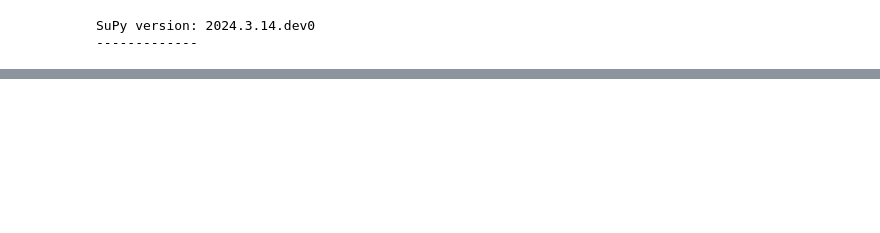
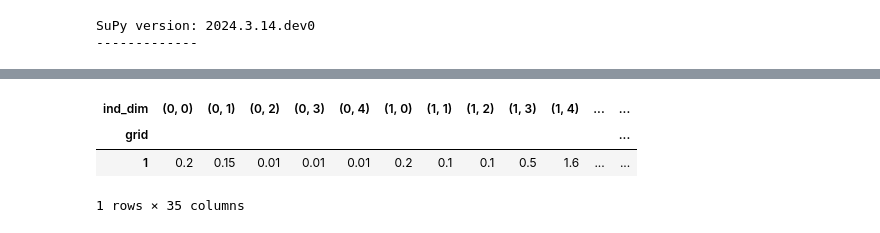
Before and after one commit to gusbacos/SUEWS_DB_Typology_test, a Jupyter notebook: code/test-coupling_SS_ECH.ipynb, the cells around one changed output, grey strips where cells are left out. Drawn from its saved outputs; the diff is of its cells as text; code cells hidden in the pictures; blank space fills up the shorter version.

```diff
--- a/code/test-coupling_SS_ECH.ipynb
+++ b/code/test-coupling_SS_ECH.ipynb
@@ -31,0 +60,7 @@ df_state_init_s2.netradiationmethod
+# %%
+df_state_init_ehc_ss.dz_surf
+# %% [output]
+| ind_dim | (0, 0) | (0, 1) | (0, 2) | (0, 3) | (0, 4) | (1, 0) | (1, 1) | (1, 2) | (1, 3) | (1, 4) | ... | ... |
+| grid |  |  |  |  |  |  |  |  |  |  |  | ... |
+| 1 | 0.2 | 0.15 | 0.01 | 0.01 | 0.01 | 0.2 | 0.1 | 0.1 | 0.5 | 1.6 | ... | ... |
+1 rows × 35 columns
```
Also changed, not shown: parts of 13 cells of this notebook.
